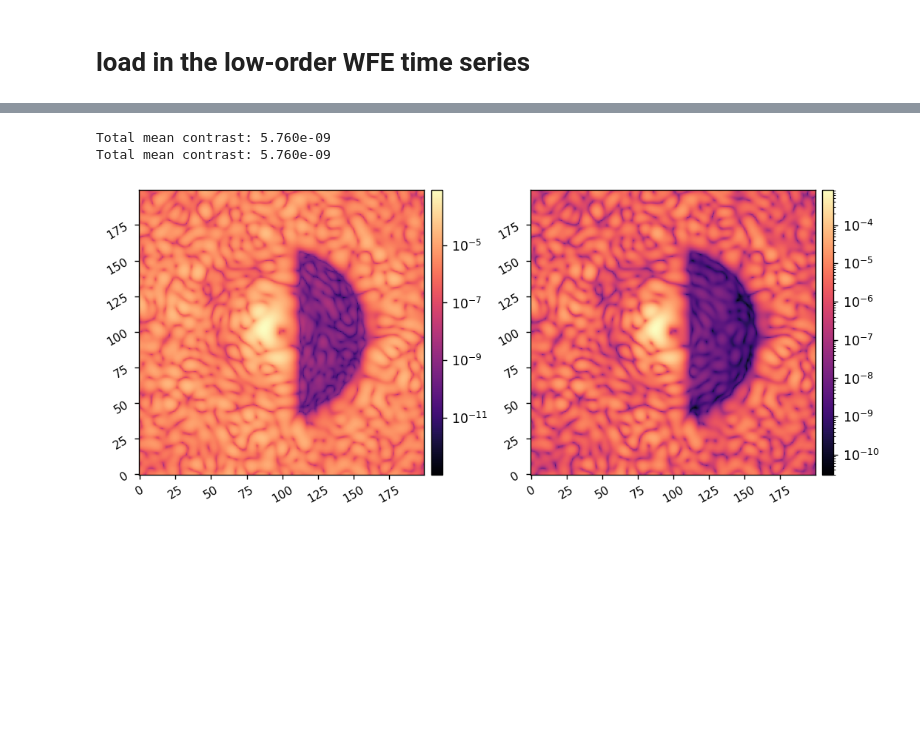
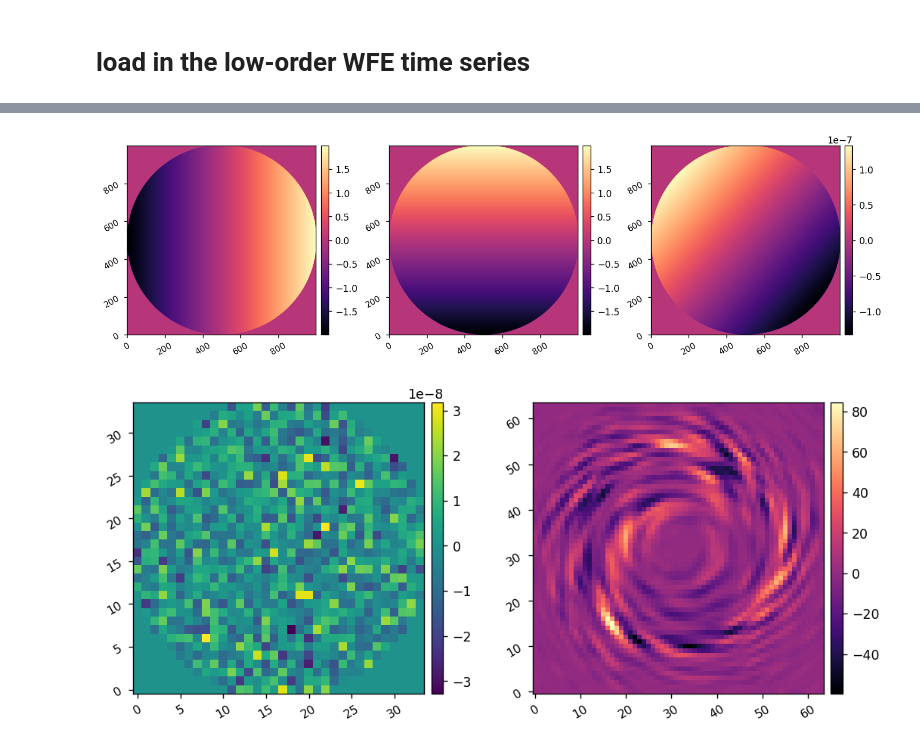
Before and after one commit to uasal/scoob-psf, a Jupyter notebook: notebooks/scoobpsf_llowfsc_threaded.ipynb, the cells around one changed output, grey strips where cells are left out. Cells and saved outputs as stored; diff of their text form; code cells hidden in the pictures; blank space fills up the shorter version.

```diff
--- a/notebooks/scoobpsf_llowfsc_threaded.ipynb
+++ b/notebooks/scoobpsf_llowfsc_threaded.ipynb
@@ -149,19 +160,0 @@ pointing_error_time_series.shape
-# %%
-from astropy.io import fits
-import copy
-
-pointing_modes = lina.utils.create_zernike_modes(model.APERTURE, nmodes=2, remove_modes=1)
-imshow2(pointing_modes[0], pointing_modes[1])
-
-pointing_error_time_series = xp.array(fits.getdata('pointing_error_time_series.fits'))
-pointing_error_time_series[1,:] *= 100e-9
-pointing_error_time_series[2,:] *= 100e-9
-
-start_i = 1000
-lo_wfe = pointing_modes.reshape(2, npix**2).T.dot(pointing_error_time_series[1:,i]).reshape(npix,npix)
-imshow1(lo_wfe)
-
-N = 1000
-time_series = xp.zeros((3,N))
-for i in range(N):
-    time_series[:,i] = pointing_error_time_series[:,start_i + i*5]
@@ -262,16 +161,27 @@ Starting LLOWFSC control-loop simulation: delta T = 2.5000e-03s
-# %%
-mean_contrasts = xp.mean(coro_ims[:,control_mask], axis=1)
-total_mean_contrast = xp.mean(mean_contrasts[5:]) # ignore the first three iterations where we have to converge to a solution first
-print(f'Total mean contrast: {total_mean_contrast:.3e}')
-
-mean_coro_im = xp.mean(coro_ims[5:], axis=0)
-total_mean_contrast = xp.mean(mean_coro_im[control_mask]) # ignore the first three iterations where we have to converge to a solution first
-print(f'Total mean contrast: {total_mean_contrast:.3e}')
-
-diff_ims = llowfsc_ims - im_ref
-
-imshow2(coro_ims[0], mean_coro_im, lognorm=True)
-# %% [output]
-Total mean contrast: 5.760e-09
-Total mean contrast: 5.760e-09
-[figure, removed]
+# %%
+wfe_modes_rms = np.array([100e-9]*2)
+# wfe_modes_rms = np.array([10e-9]*2 + [5e-9]*3 + [2.5e-9]*4 + [1e-9]*11)
+N_wfe_modes = len(wfe_modes_rms)
+wfe_modes = lina.utils.create_zernike_modes(model.APERTURE, nmodes=N_wfe_modes, remove_modes=1)
+
+fmax = 1000*u.Hz
+freqs, delF, times = psds.generate_freqs(Nf=2**18+1, f_max=fmax)
+
+wfe_time_series = xp.zeros((N_wfe_modes+1, len(times)))
+wfe_time_series[0] = xp.array(times.to_value(u.s))
+
+slope = 4
+for i in range(N_wfe_modes):
+    if i<2:
+        f_knee = 0.3*u.Hz
+    else:
+        f_knee = 0.05*u.Hz
+    psd = psds.kneePSD(freqs, 1, f_knee, slope)
+    coeff = psds.generate_time_series(psd, fmax, rms=1, seed=12345+i)
+    wfe_time_series[i+1] = wfe_modes_rms[i] * xp.array(coeff)
+
+start_i = 0
+lo_wfe = wfe_modes.reshape(N_wfe_modes, model.npix**2).T.dot(wfe_time_series[1:,30]).reshape(model.npix, model.npix)
+imshow3(wfe_modes[0], wfe_modes[1], lo_wfe)
+# %% [output]
+[figure, added]
@@ -277,0 +199,11 @@ Total mean contrast: 5.760e-09
+# %%
+def run_test(M, ref_im, clear=False):
+    dm_command = 10e-9 * xp.random.randn(M.Nact,M.Nact) * M.dm_mask
+    M.set_dm(dm_command)
+    im = M.snap()
+    imshow2(dm_command, ref_im - im, cmap1='viridis')
+    if clear: clear_output(wait=True)
+
+run_test(model, im_ref)
+# %% [output]
+[figure, added]
```
Also changed, not shown: parts of 15 cells of this notebook.
